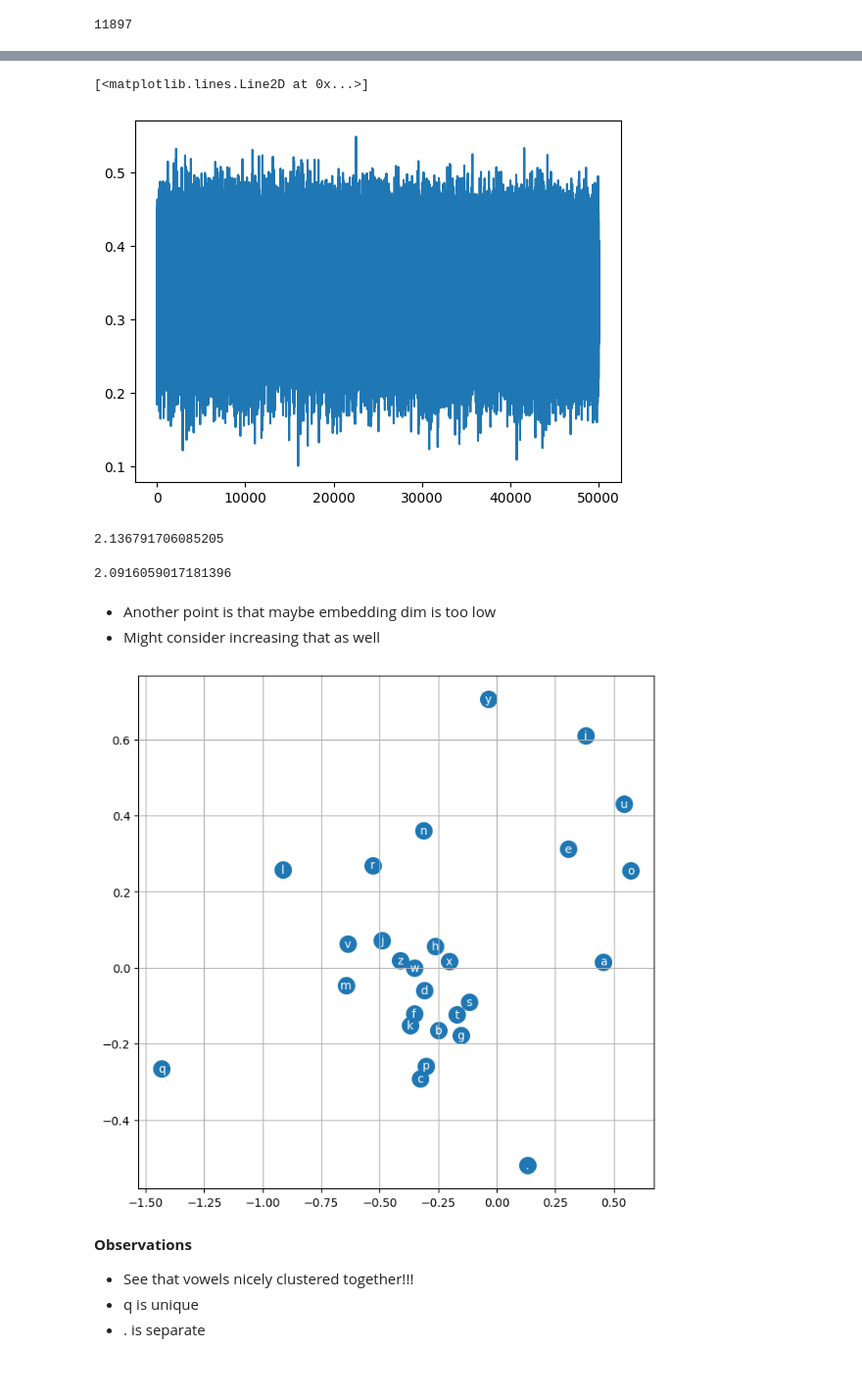
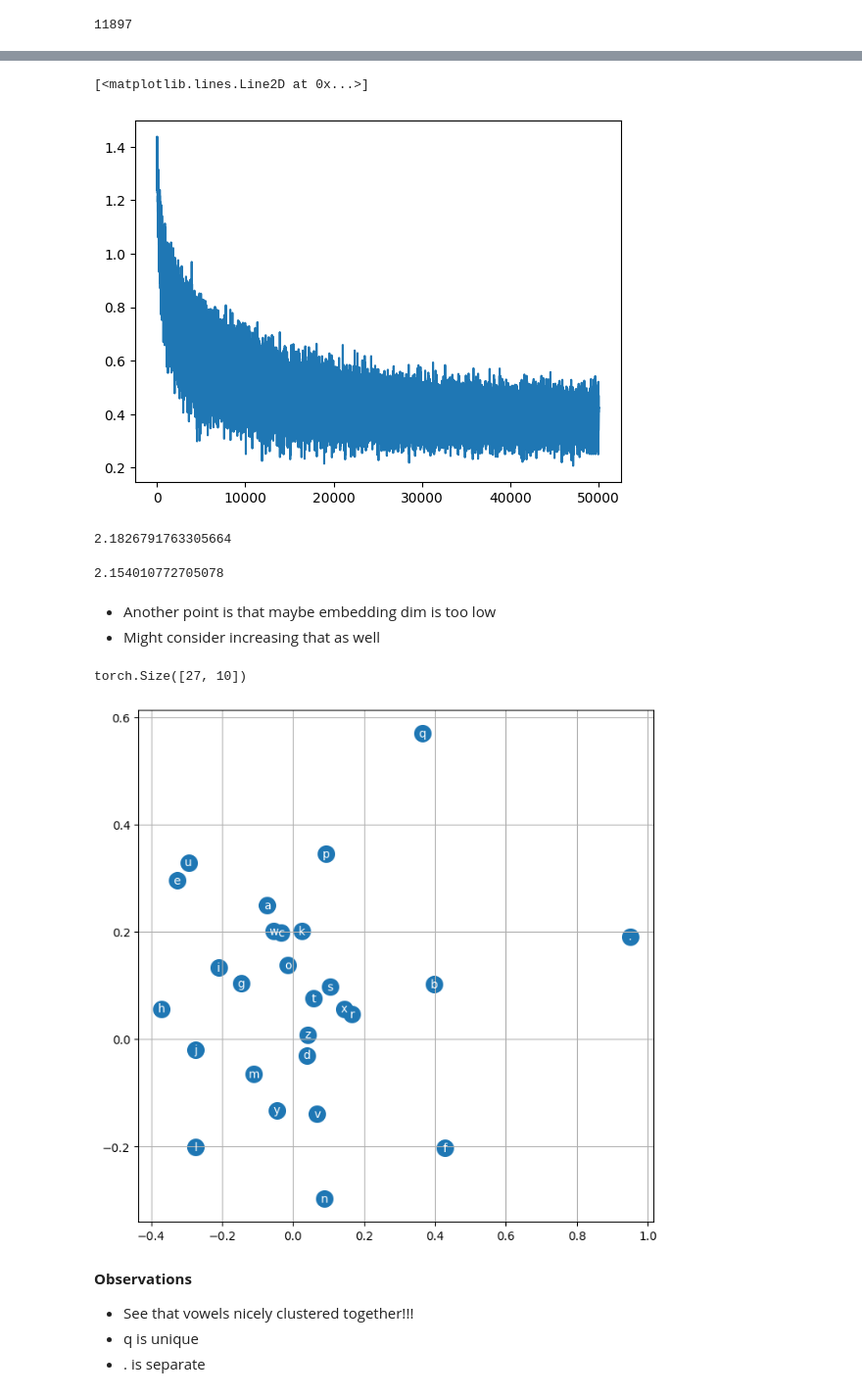
Before and after one commit to ardakdemir/GU-YapayZeka-Guz2023, a Jupyter notebook: hafta13/[video 3] Building makemore Part 2. MLP.ipynb, the cells around one changed output, grey strips where cells are left out. Shown: that part at 98% size. Drawn from its saved outputs; the diff is of its cells as text; code cells hidden in the pictures.

```diff
--- a/hafta13/[video 3] Building makemore Part 2. MLP.ipynb
+++ b/hafta13/[video 3] Building makemore Part 2. MLP.ipynb
@@ -22,7 +22,7 @@ import numpy as np
 %matplotlib inline
 # %%
 # read all words
-words = open('../assets/names.txt','r').read().splitlines()
+words = open('../hafta12/assets/names.txt','r').read().splitlines()
 words[:8]
 # %% [output]
 ['emma', 'olivia', 'ava', 'isabella', 'sophia', 'charlotte', 'mia', 'amelia']
@@ -581,5 +581,5 @@ for _ in range(epoch):
 
     #update
     for p in parameters:
-        p.data += -0.1 * p.grad
+        p.data += -0.0 * p.grad
 # %% [output]
@@ -725,7 +750,7 @@ for p in parameters:
     p.requires_grad= True
 # %%
 # Mini-batch GD
-epoch = 10000
+epoch = 50000
 batch_size = 32
 for _ in range(epoch):
     # construct mini-batch
@@ -843,7 +868,7 @@ for _ in range(epoch):
     loss.backward()
 
     #update
-    l_r = 0.01
+    l_r = 0.1
     for p in parameters:
         p.data += - l_r* p.grad
 print(loss.item())
@@ -930,7 +967,7 @@ print(loss.item())
 plt.plot(stepi,lossi)
 # %% [output]
 [<matplotlib.lines.Line2D at 0x...>]
-[figure, old version]
+[figure, new version]
 # %%
 # dev eval
 emb = C[Xdev]
@@ -939,7 +976,7 @@ logits = h @ W2 + b2
 loss = F.cross_entropy(logits, Ydev)
 loss.item()
 # %% [output]
-2.136791706085205
+2.1826791763305664
 # %%
 # train eval
 emb = C[Xtr]
@@ -948,19 +985,25 @@ logits = h @ W2 + b2
 loss = F.cross_entropy(logits, Ytr)
 loss.item()
 # %% [output]
-2.0916059017181396
+2.154010772705078
 # %% [markdown]
 - Another point is that maybe embedding dim is too low
 - Might consider increasing that as well
+# %%
+C.shape
+# %% [output]
+torch.Size([27, 10])
 # %%
 # visualize dimensions 0 and 1 of the embedding matrix C for all characters
 plt.figure(figsize=(8,8))
-plt.scatter(C[:,0].data, C[:,1].data, s=200)
+x_dim = 0
+y_dim = 1
+plt.scatter(C[:,x_dim].data, C[:,y_dim].data, s=200)
 for i in range(C.shape[0]):
-    plt.text(C[i,0].item(), C[i,1].item(), itos[i], ha="center", va="center", color='white')
+    plt.text(C[i,x_dim].item(), C[i,y_dim].item(), itos[i], ha="center", va="center", color='white')
 plt.grid('minor')
 # %% [output]
-[figure, old version]
+[figure, new version]
 # %% [markdown]
 **Observations**
 - See that vowels nicely clustered together!!!
```
Also changed, not shown: parts of 17 cells of this notebook, 3 other files.
